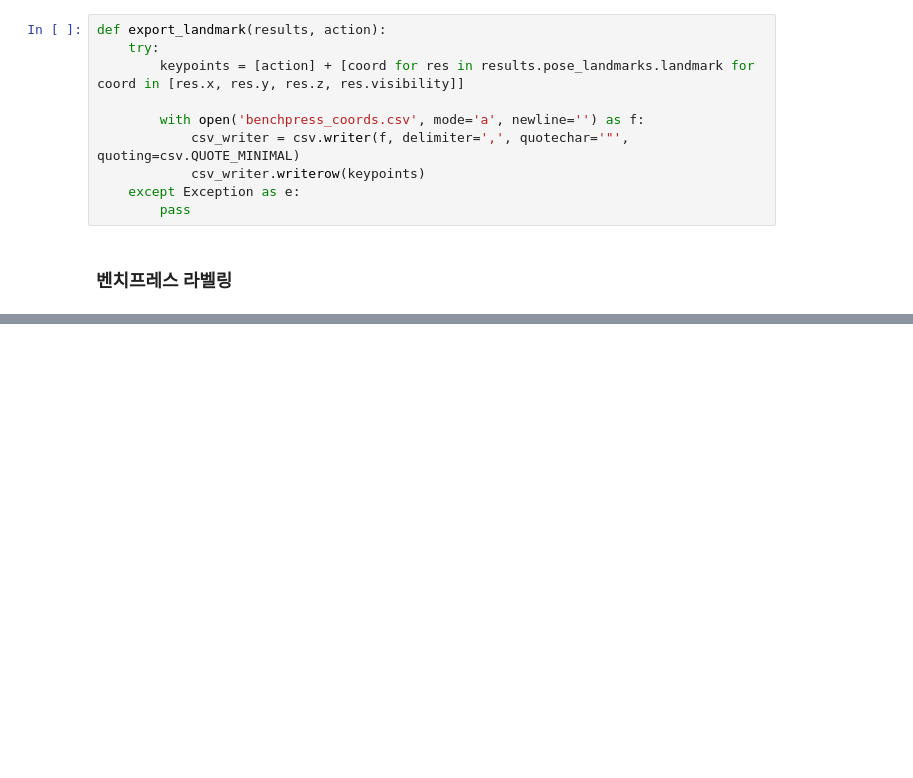
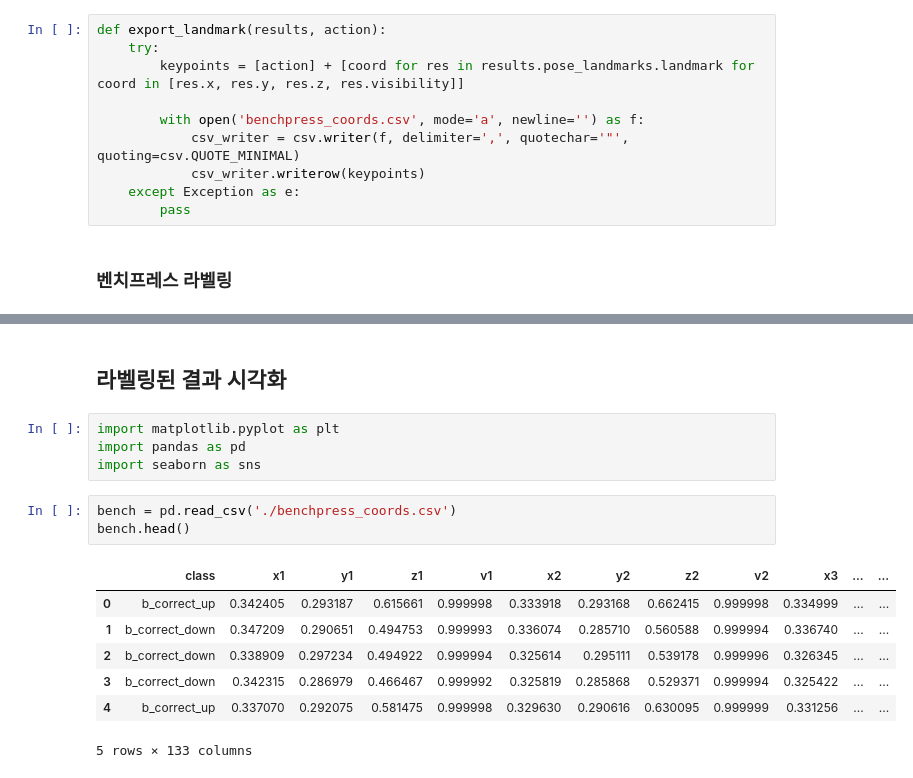
Before and after one commit to PSLeon24/AI_Exercise_Pose_Feedback, a Jupyter notebook: labeling/benchpress/BenchPress_Labeling.ipynb, the cells around one changed output, grey strips where cells are left out. Saved outputs shown, nothing was run; the diff lists cells and outputs as text; blank space fills up the shorter version.

```diff
--- a/BenchPress_Labeling.ipynb
+++ b/labeling/benchpress/BenchPress_Labeling.ipynb
@@ -109,0 +227,17 @@ correct_bench
+# %% [markdown]
+## 라벨링된 결과 시각화
+# %%
+import matplotlib.pyplot as plt
+import pandas as pd
+import seaborn as sns
+# %%
+bench = pd.read_csv('./benchpress_coords.csv')
+bench.head()
+# %% [output]
+|  | class | x1 | y1 | z1 | v1 | x2 | y2 | z2 | v2 | x3 | ... | ... |
+| 0 | b_correct_up | 0.342405 | 0.293187 | 0.615661 | 0.999998 | 0.333918 | 0.293168 | 0.662415 | 0.999998 | 0.334999 | ... | ... |
+| 1 | b_correct_down | 0.347209 | 0.290651 | 0.494753 | 0.999993 | 0.336074 | 0.285710 | 0.560588 | 0.999994 | 0.336740 | ... | ... |
+| 2 | b_correct_down | 0.338909 | 0.297234 | 0.494922 | 0.999994 | 0.325614 | 0.295111 | 0.539178 | 0.999996 | 0.326345 | ... | ... |
+| 3 | b_correct_down | 0.342315 | 0.286979 | 0.466467 | 0.999992 | 0.325819 | 0.285868 | 0.529371 | 0.999994 | 0.325422 | ... | ... |
+| 4 | b_correct_up | 0.337070 | 0.292075 | 0.581475 | 0.999998 | 0.329630 | 0.290616 | 0.630095 | 0.999999 | 0.331256 | ... | ... |
+5 rows × 133 columns
```
Also changed, not shown: parts of 4 cells of this notebook, 13 other files.
